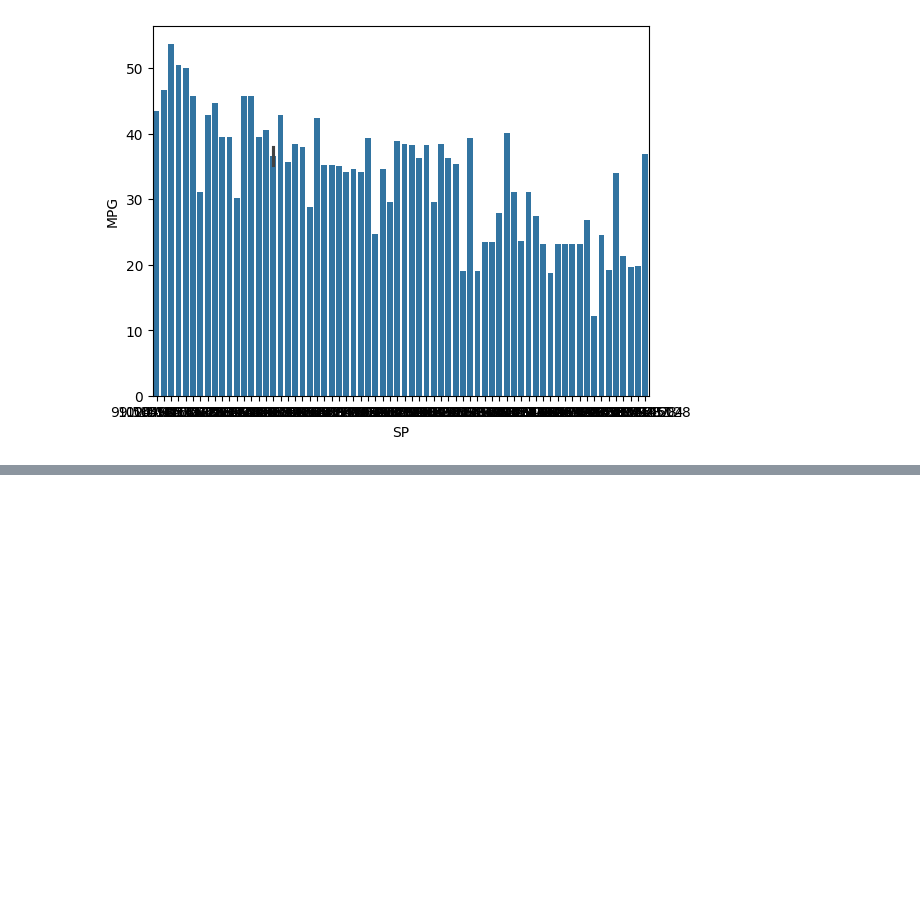
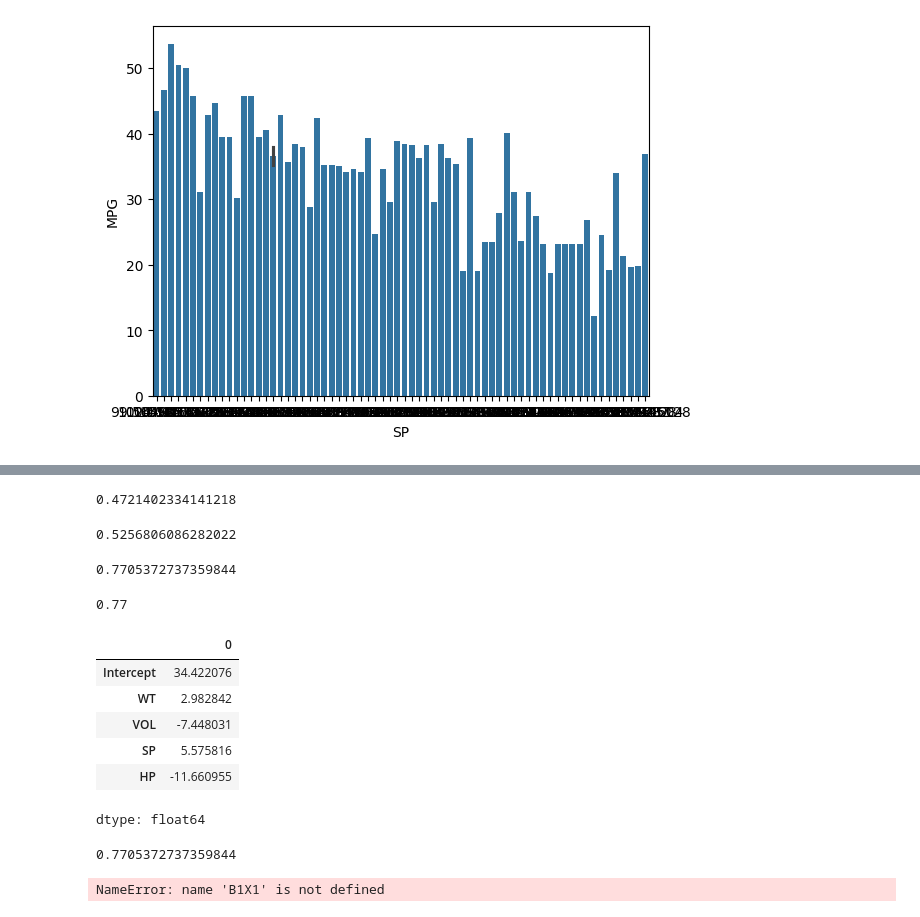
Before and after one commit to Tony-47/training, a Jupyter notebook: day_21.ipynb, the cells around one changed output, grey strips where cells are left out. Drawn from its saved outputs; the diff is of its cells as text; code cells hidden in the pictures; blank space fills up the shorter version.

```diff
--- a/day_21.ipynb
+++ b/day_21.ipynb
@@ -128,0 +174,38 @@ plt.show()
+# %%
+ml_v=smf.ols('MPG~SP',data = cars).fit()
+ml_v.rsquared
+# %% [output]
+0.4721402334141218
+# %%
+ml_v=smf.ols('MPG~HP',data = cars).fit()
+ml_v.rsquared
+# %% [output]
+0.5256806086282022
+# %%
+model = smf.ols('MPG~WT+VOL+SP+HP',data = cars).fit()
+ml_v.rsquared
+# %% [output]
+0.7705372737359844
+# %%
+np.round(model.rsquared,2)
+# %% [output]
+0.77
+# %%
+#corfficients
+model.params
+# %% [output]
+|  | 0 |
+| Intercept | 34.422076 |
+| WT | 2.982842 |
+| VOL | -7.448031 |
+| SP | 5.575816 |
+| HP | -11.660955 |
+dtype: float64
+# %%
+model.rsquared
+# %% [output]
+0.7705372737359844
+# %%
+Y= B1X1 + B2X2 + B3X3 + B4X4 + B5X5 + C
+# %% [output]
+NameError: name 'B1X1' is not defined
```
Also changed, not shown: parts of 8 cells of this notebook.
